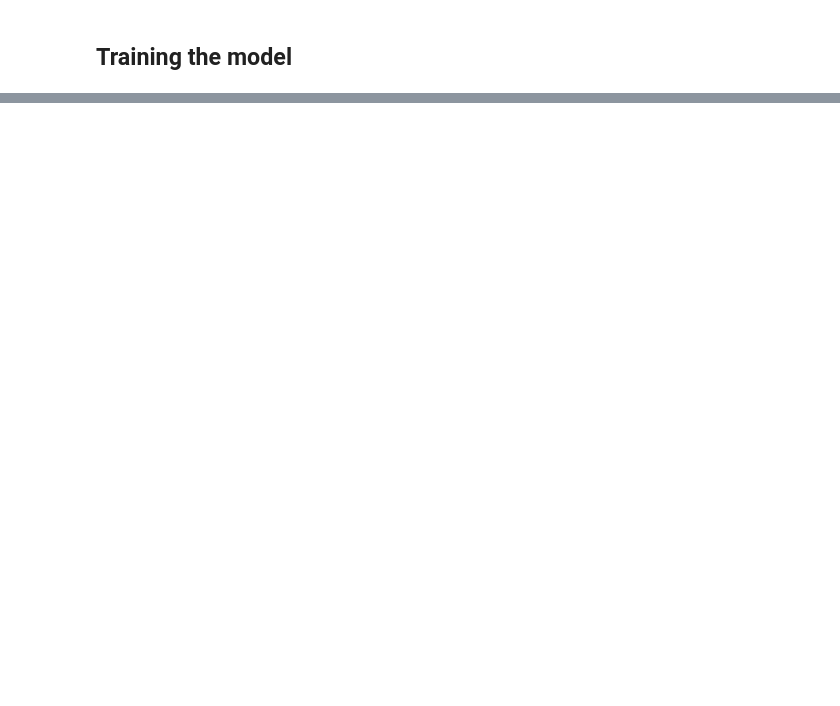
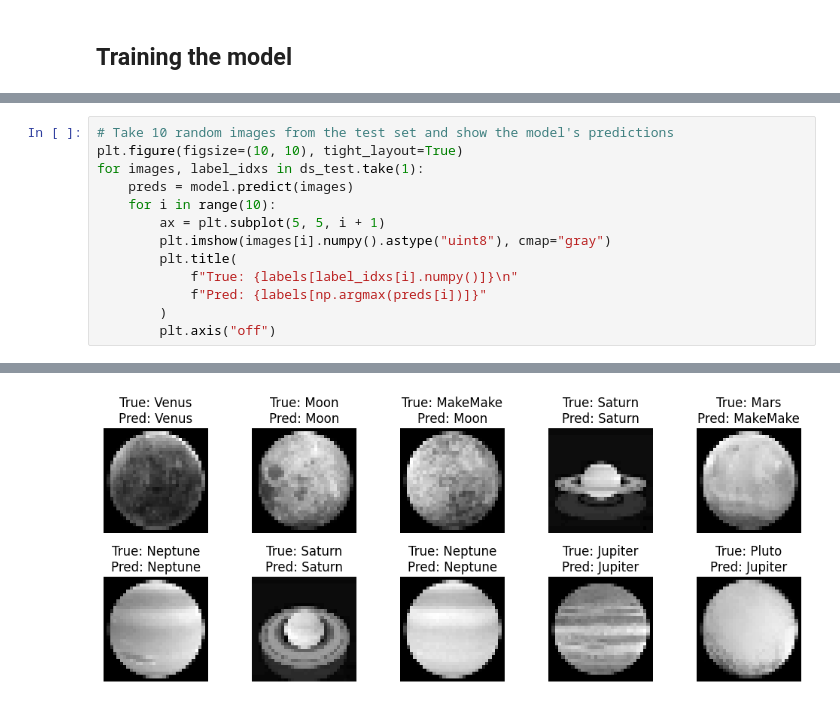
Before and after one commit to swiss-ai-center/a-guide-to-mlops, a Jupyter notebook: notebook.ipynb, the cells around one changed output, grey strips where cells are left out. Drawn from its saved outputs; the diff is of its cells as text; blank space fills up the shorter version.

```diff
--- a/notebook.ipynb
+++ b/notebook.ipynb
@@ -203,0 +225,14 @@ weighted avg       0.86      0.86      0.86      6000
+# %%
+# Take 10 random images from the test set and show the model's predictions
+plt.figure(figsize=(10, 10), tight_layout=True)
+for images, label_idxs in ds_test.take(1):
+    preds = model.predict(images)
+    for i in range(10):
+        ax = plt.subplot(5, 5, i + 1)
+        plt.imshow(images[i].numpy().astype("uint8"), cmap="gray")
+        plt.title(
+            f"True: {labels[label_idxs[i].numpy()]}\n"
+            f"Pred: {labels[np.argmax(preds[i])]}"
+        )
+        plt.axis("off")
+# %% [output]
@@ -203,0 +248 @@ weighted avg       0.86      0.86      0.86      6000
+[figure, added]
```
Also changed, not shown: parts of 32 cells of this notebook, 1 other file.
